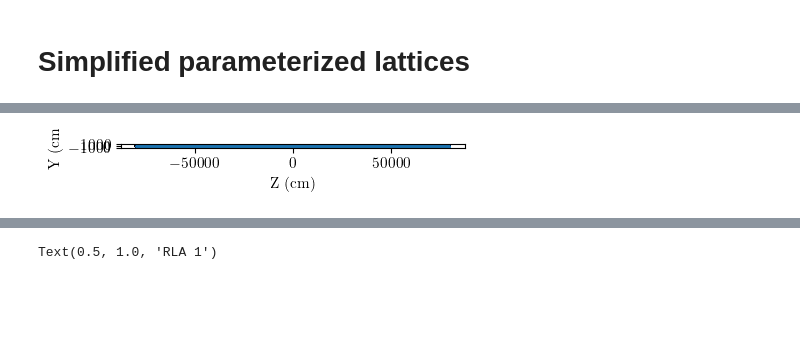
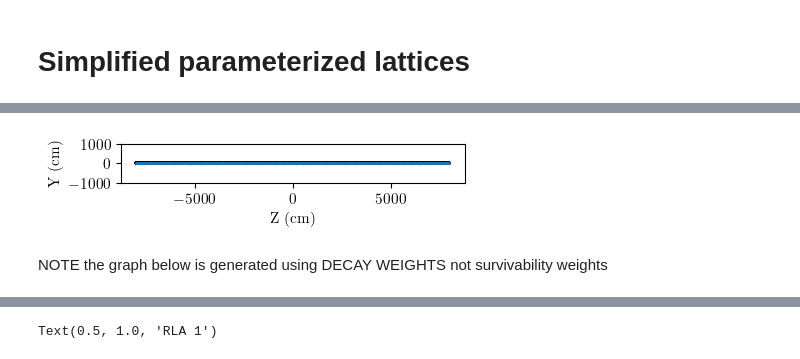
Before and after one commit to jchoi55/MINeut, a Jupyter notebook: first_examples.ipynb, the cells around one changed output, grey strips where cells are left out. Cells and saved outputs as stored; diff of their text form; code cells hidden in the pictures; blank space fills up the shorter version.

```diff
--- a/first_examples.ipynb
+++ b/first_examples.ipynb
@@ -293,14 +277,15 @@ plt.gca().set_aspect('equal', adjustable='box')
 # %%
+from mineut.MuC import MuDecaySimulator
 
 PA_numu = MuDecaySimulator(
-    design={"muon_polarization": 0.0,},
+    muon_polarization=0.0,
     nuflavor='numu',
     direction="right",
     n_evals=1e6,
     )
 
 PA_nue = MuDecaySimulator(
-    design={"muon_polarization": 0.0,},
+    muon_polarization=0.0,
     nuflavor='nue',
     direction="right",
     n_evals=1e6,
@@ -310,26 +295,29 @@ PA_numu.decay_muons()
 PA_nue.decay_muons()
 # %%
 straight_lattice = lt.create_straight_lattice(
-            total_length=160e3,
+            name= r"PA",
+            short_name= "pa",
+            total_length=160e2,
             n_elements=100_000,
-            beam_p0=3.8,
             beamdiv=1e-3,
             beamdiv_z=1e-2,
             beamsize=1,
             Nmu_per_bunch=1e6,
         )
 
 PA_numu.place_muons_on_lattice(lattice=straight_lattice, direction="clockwise")
 PA_nue.place_muons_on_lattice(lattice=straight_lattice, direction="clockwise")
 
 plt.scatter(straight_lattice.vertices[0], straight_lattice.vertices[1], c='black', marker='+', s=10)
 plt.scatter(PA_numu.pos['z'], PA_numu.pos['y'], marker='.', s=0.1)
 plt.ylim(-1000, 1000)
 plt.xlabel('Z (cm)')
 plt.ylabel('Y (cm)')
 plt.gca().set_aspect('equal', adjustable='box')
 # %% [output]
-[figure, old version]
+[figure, new version]
+# %% [markdown]
+NOTE the graph below is generated using DECAY WEIGHTS not survivability weights
 # %%
 fig, ax = pt.std_fig(figsize=(4,3))
 fsize=12
```
Also changed, not shown: parts of 63 cells of this notebook, 6 other files.
